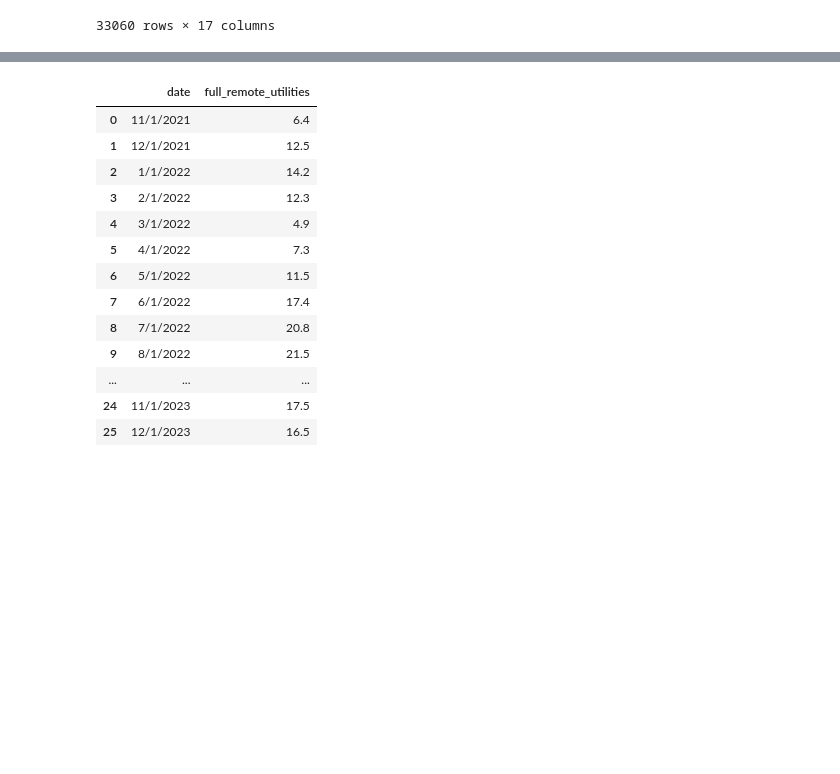
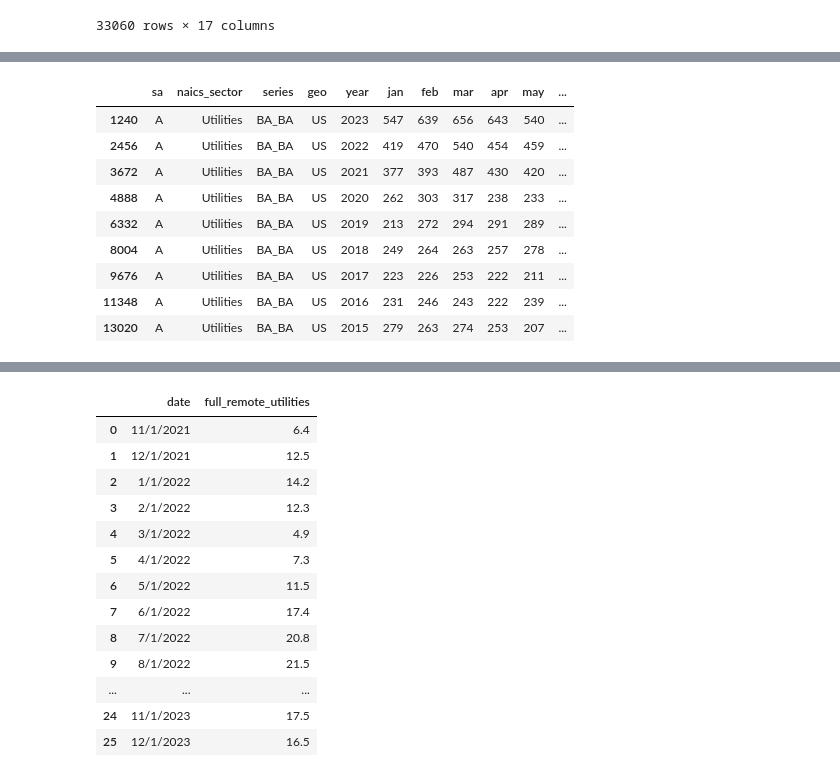
Before and after one commit to Keith-Cheung/FIN377-Final-Project, a Jupyter notebook: build_sample.ipynb, the cells around one changed output, grey strips where cells are left out. Saved outputs shown, nothing was run; the diff lists cells and outputs as text; code cells hidden in the pictures; blank space fills up the shorter version.

```diff
--- a/build_sample.ipynb
+++ b/build_sample.ipynb
@@ -339,6 +351,19 @@ wholesale_startup = sector_datasets['Wholesale Trade']
 transport_startup = sector_datasets['Transportation and Warehousing']
 real_estate_startup = sector_datasets['Real Estate']
 arts_startup = sector_datasets['Arts and Entertainment']
+# %%
+utilities_startup
+# %% [output]
+|  | sa | naics_sector | series | geo | year | jan | feb | mar | apr | may | ... |
+| 1240 | A | Utilities | BA_BA | US | 2023 | 547 | 639 | 656 | 643 | 540 | ... |
+| 2456 | A | Utilities | BA_BA | US | 2022 | 419 | 470 | 540 | 454 | 459 | ... |
+| 3672 | A | Utilities | BA_BA | US | 2021 | 377 | 393 | 487 | 430 | 420 | ... |
+| 4888 | A | Utilities | BA_BA | US | 2020 | 262 | 303 | 317 | 238 | 233 | ... |
+| 6332 | A | Utilities | BA_BA | US | 2019 | 213 | 272 | 294 | 291 | 289 | ... |
+| 8004 | A | Utilities | BA_BA | US | 2018 | 249 | 264 | 263 | 257 | 278 | ... |
+| 9676 | A | Utilities | BA_BA | US | 2017 | 223 | 226 | 253 | 222 | 211 | ... |
+| 11348 | A | Utilities | BA_BA | US | 2016 | 231 | 246 | 243 | 222 | 239 | ... |
+| 13020 | A | Utilities | BA_BA | US | 2015 | 279 | 263 | 274 | 253 | 207 | ... |
 # %%
 # load in WFH percentages by industry
 wfh_ind = pd.read_csv('Work From Home Data/Industry_WFH/WFH_Industry.csv')
```
Also changed, not shown: parts of 4 cells of this notebook.
